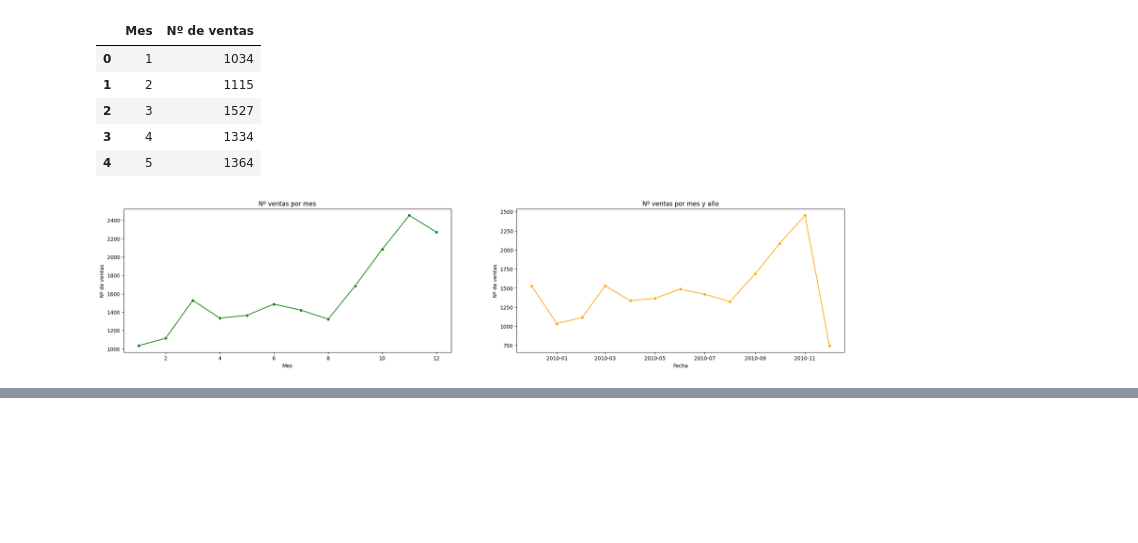
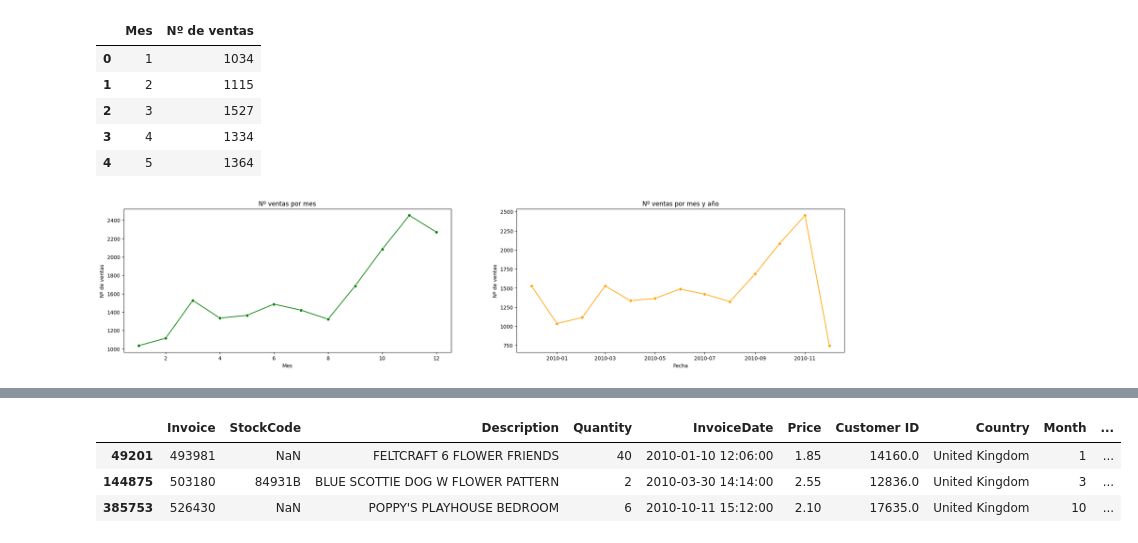
Before and after one commit to AnaAGG/Market-Basket-Analysis, a Jupyter notebook: notebooks/01-analisis-exploratorio.ipynb, the cells around one changed output, grey strips where cells are left out. Saved outputs shown, nothing was run; the diff lists cells and outputs as text; code cells hidden in the pictures; blank space fills up the shorter version.

```diff
--- a/notebooks/01-analisis-exploratorio.ipynb
+++ b/notebooks/01-analisis-exploratorio.ipynb
@@ -408,0 +458,15 @@ axes[1].set_title("Nº ventas por mes y año");
+# %%
+# patrones de precios por regiones, voy a calcular por país:
+# Número de facturas (transacciones)
+# Número total de productos comprados
+# Gasto total (facturación)
+# Precio medio por producto o por transacción
+
+# primero voy a calcular el precio total para cada una de las filas
+df["TotalPrice"] = df["Price"] * df["Quantity"]
+df.sample(3)
+# %% [output]
+|  | Invoice | StockCode | Description | Quantity | InvoiceDate | Price | Customer ID | Country | Month | ... |
+| 49201 | 493981 | NaN | FELTCRAFT 6 FLOWER FRIENDS | 40 | 2010-01-10 12:06:00 | 1.85 | 14160.0 | United Kingdom | 1 | ... |
+| 144875 | 503180 | 84931B | BLUE SCOTTIE DOG W FLOWER PATTERN | 2 | 2010-03-30 14:14:00 | 2.55 | 12836.0 | United Kingdom | 3 | ... |
+| 385753 | 526430 | NaN | POPPY'S PLAYHOUSE BEDROOM | 6 | 2010-10-11 15:12:00 | 2.10 | 17635.0 | United Kingdom | 10 | ... |
```
Also changed, not shown: parts of 19 cells of this notebook, 1 other file.
